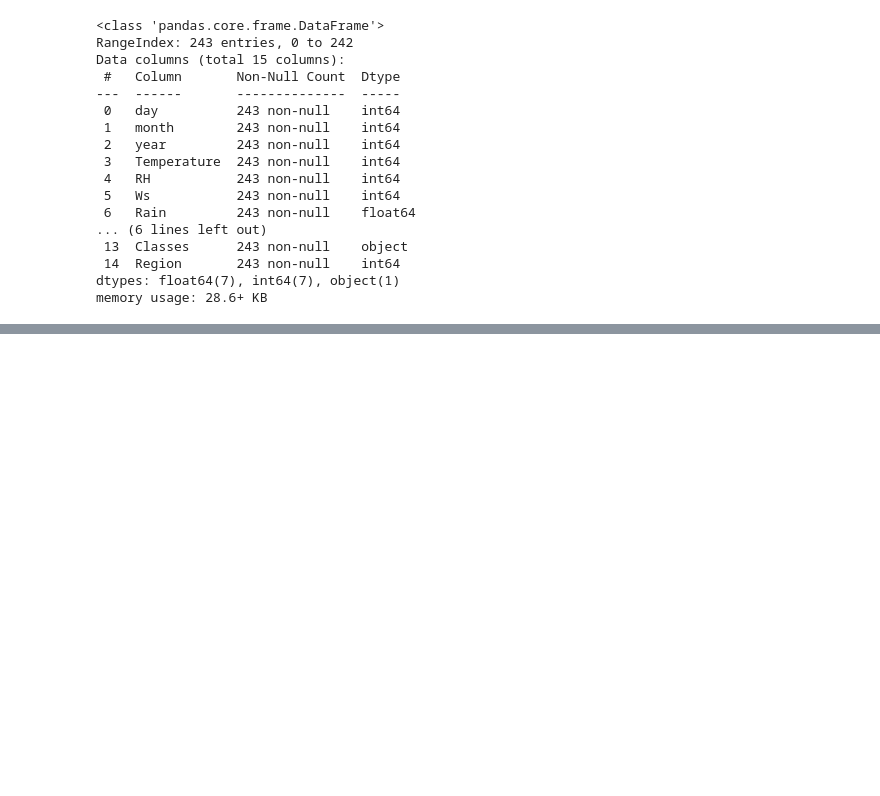
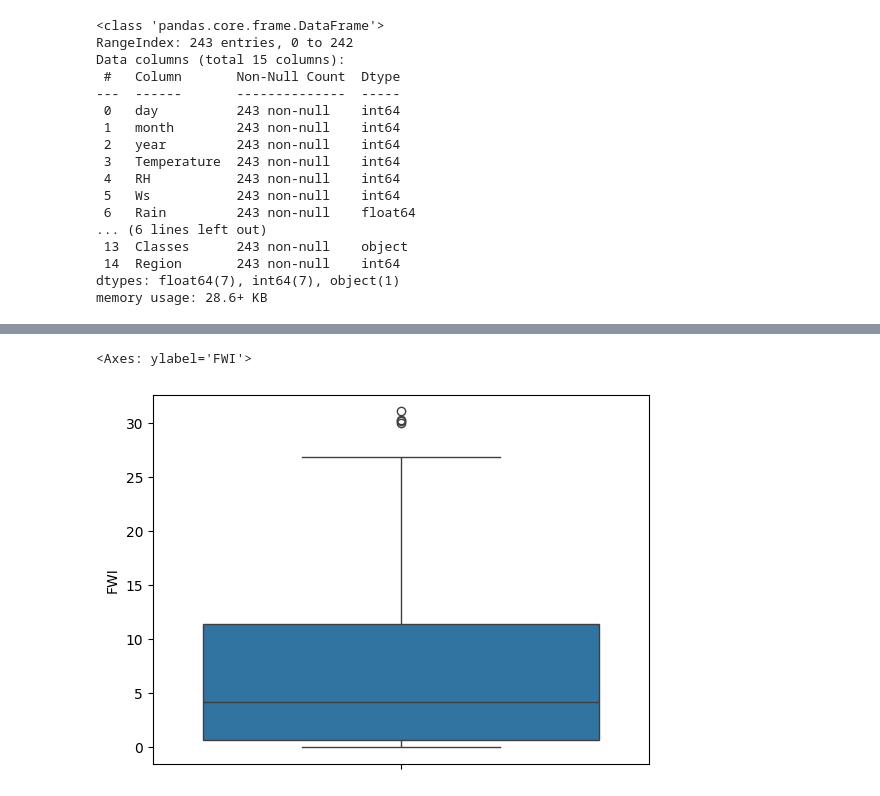
Before and after one commit to manjuq/forest_fire_prediction, a Jupyter notebook: EDA_forest_fire.ipynb, the cells around one changed output, grey strips where cells are left out. Saved outputs shown, nothing was run; the diff lists cells and outputs as text; code cells hidden in the pictures; blank space fills up the shorter version.

```diff
--- a/EDA_forest_fire.ipynb
+++ b/EDA_forest_fire.ipynb
@@ -159,0 +225,6 @@ df.describe()
+# %%
+## Box plots
+sns.boxplot(df['FWI'])
+# %% [output]
+<Axes: ylabel='FWI'>
+[figure, added]
```
Also changed, not shown: parts of 13 cells of this notebook, 1 other file.
